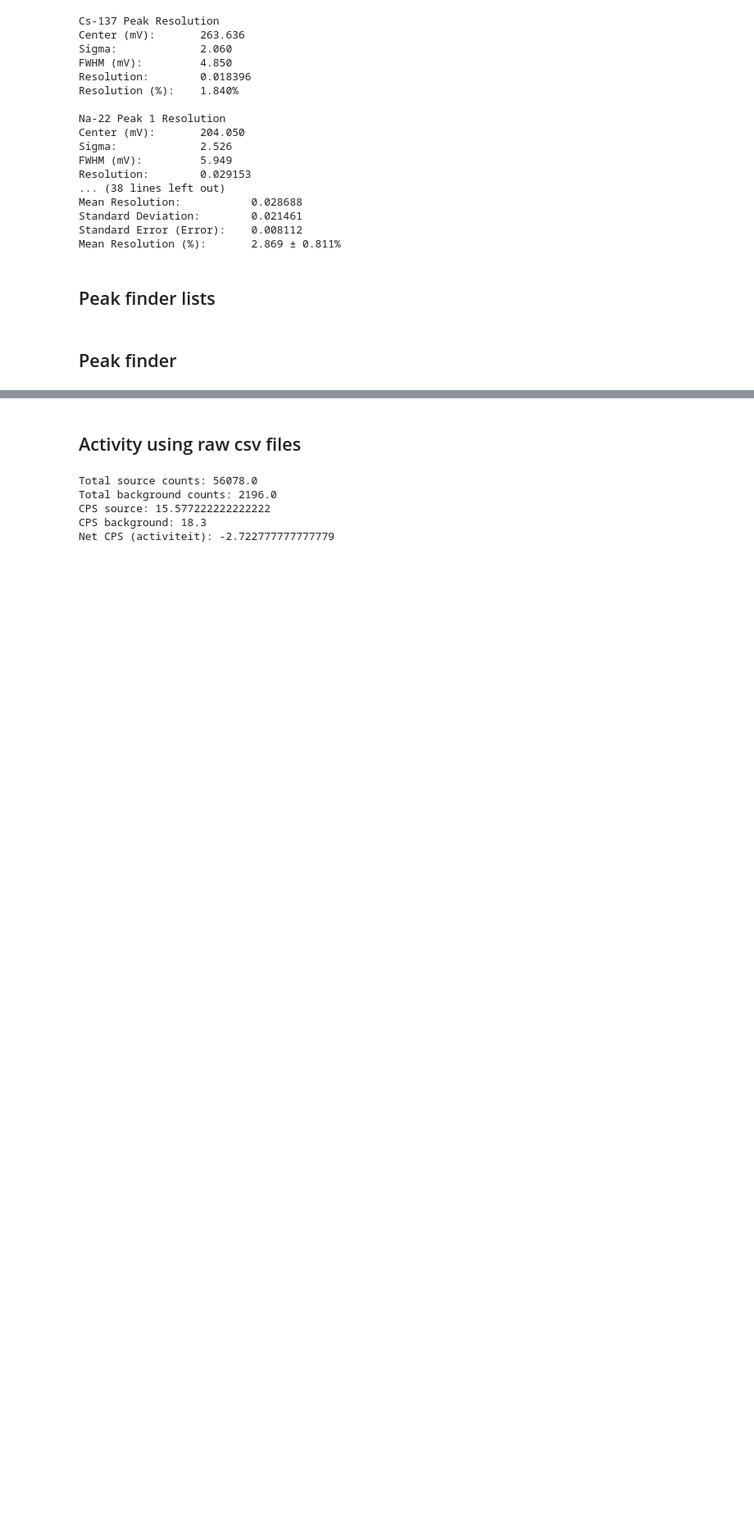
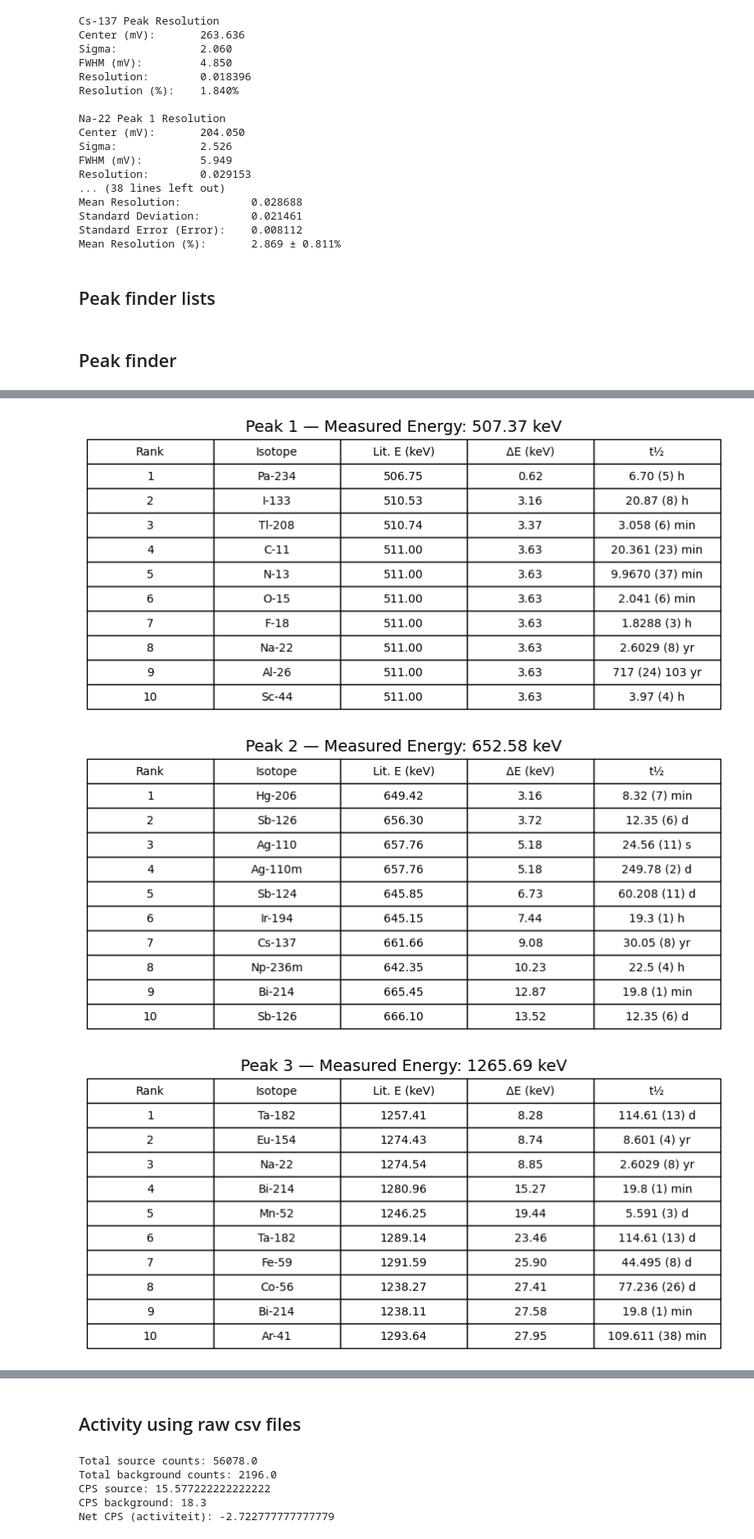
Before and after one commit to SannevWestrenen/NSP2-Particle-Physics---Charley-Sanne, a Jupyter notebook: calibration/Particle Physics - Charley & Sanne.ipynb, the cells around one changed output, grey strips where cells are left out. Shown at 82% size. Cells and saved outputs as stored; diff of their text form; code cells hidden in the pictures; blank space fills up the shorter version.

Commit message:
table for peakfinder

```diff
--- a/calibration/Particle Physics - Charley & Sanne.ipynb
+++ b/calibration/Particle Physics - Charley & Sanne.ipynb
@@ -812,6 +812,16 @@ with open("../Nucleides_Energies_Halflife.csv", "r", newline="") as file:
 # %%
 # Measured peak energies from predicted y-values (keV)
 measured_energies = energy_values  # replace with your calculated energies
+
+# --- FIX: Replace " a" with " yr" in the half-life list ---
+half_lives = [
+    hl.strip()
+      .replace("\xa0", "")
+      .replace("\u200b", "")
+      .replace("½", "1/2")
+      .replace(" a", " yr")
+    for hl in half_lives
+]
 
 # Compare measured energies to known gamma energies and find 10 closest isotopes
 for i, energy in enumerate(measured_energies, start=1):
@@ -824,8 +834,8 @@ for i, energy in enumerate(measured_energies, start=1):
         print(
             f"  {nuclei[idx]} "
             f"({literature_energies[idx]} keV), "
-            f"ΔE = {differences[idx]:.2f} keV,"
-            f" half-life = {half_lives[idx]} "
+            f"ΔE = {differences[idx]:.2f} keV, "
+            f"half-life = {half_lives[idx]}"
         )
 
     print()
@@ -849 +859,45 @@ Peak 1: Measured Energy = 507.37 keV --> Closest isotopes:
   Y-92 (1405.4 keV), ΔE = 43.44 keV, half-life = 3.54 (2) h
+# %%
+import pandas as pd
+import matplotlib.pyplot as plt
+
+for i, energy in enumerate(measured_energies, start=1):
+
+    # Build rows for this single peak
+    rows = []
+
+    differences = [abs(energy - ke) for ke in literature_energies]
+    sorted_indices = sorted(range(len(differences)), key=lambda k: differences[k])
+
+    for rank, idx in enumerate(sorted_indices[:10], start=1):
+        rows.append({
+            "Rank": rank,
+            "Isotope": nuclei[idx],
+            "Lit. E (keV)": f"{literature_energies[idx]:.2f}",
+            "ΔE (keV)": f"{differences[idx]:.2f}",
+            "t½": half_lives[idx]
+        })
+
+    df = pd.DataFrame(rows)
+
+    # ---- Make a separate table for each peak ----
+    fig, ax = plt.subplots(figsize=(10, 4))
+    ax.set_title(f"Peak {i} — Measured Energy: {energy:.2f} keV", fontsize=14, pad=15)
+    ax.axis("off")
+
+    tbl = ax.table(
+        cellText=df.values,
+        colLabels=df.columns,
+        cellLoc="center",
+        loc="center"
+    )
+
+    tbl.auto_set_font_size(False)
+    tbl.set_fontsize(10)
+    tbl.scale(1, 1.8)  # adjust row height
+
+    plt.show()
+# %% [output]
+[figure, added]
+[figure, added]
+[figure, added]
```
Also changed, not shown: parts of 6 cells of this notebook, 2 other files.
